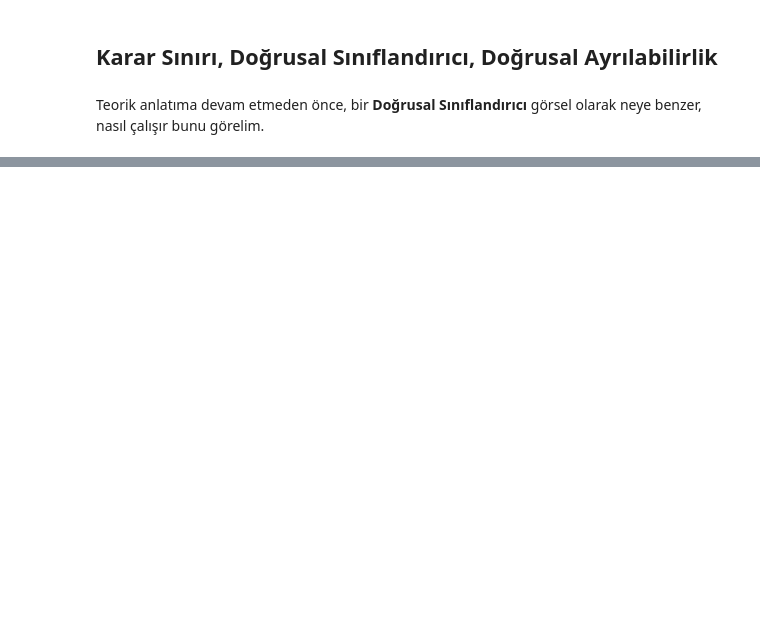
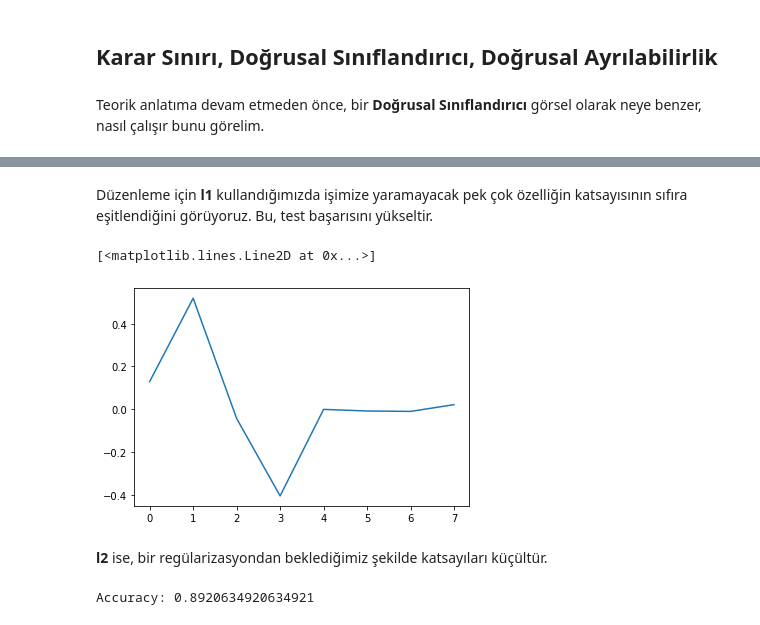
Before and after one commit to gokerguner/notebooks, a Jupyter notebook: ml05/ml05.ipynb, the cells around one changed output, grey strips where cells are left out. Drawn from its saved outputs; the diff is of its cells as text; code cells hidden in the pictures; blank space fills up the shorter version.

```diff
--- a/ml05/ml05.ipynb
+++ b/ml05/ml05.ipynb
@@ -69,0 +212,15 @@ NameError: name 'np' is not defined
+# %% [markdown]
+Düzenleme için **l1** kullandığımızda işimize yaramayacak pek çok özelliğin katsayısının sıfıra eşitlendiğini görüyoruz. Bu, test başarısını yükseltir.
+# %%
+lr_L2 = LogisticRegression() #varsayılan olarak 'l2'dir.
+lr_L2.fit(X_train, y_train)
+plt.plot(lr_L2.coef_.flatten())
+# %% [output]
+[<matplotlib.lines.Line2D at 0x...>]
+[figure, added]
+# %% [markdown]
+**l2** ise, bir regülarizasyondan beklediğimiz şekilde katsayıları küçültür.
+# %%
+print("Accuracy:", accuracy_score(y_test, y_pred))
+# %% [output]
+Accuracy: 0.8920634920634921
```
Also changed, not shown: parts of 31 cells of this notebook, 1 other file.
